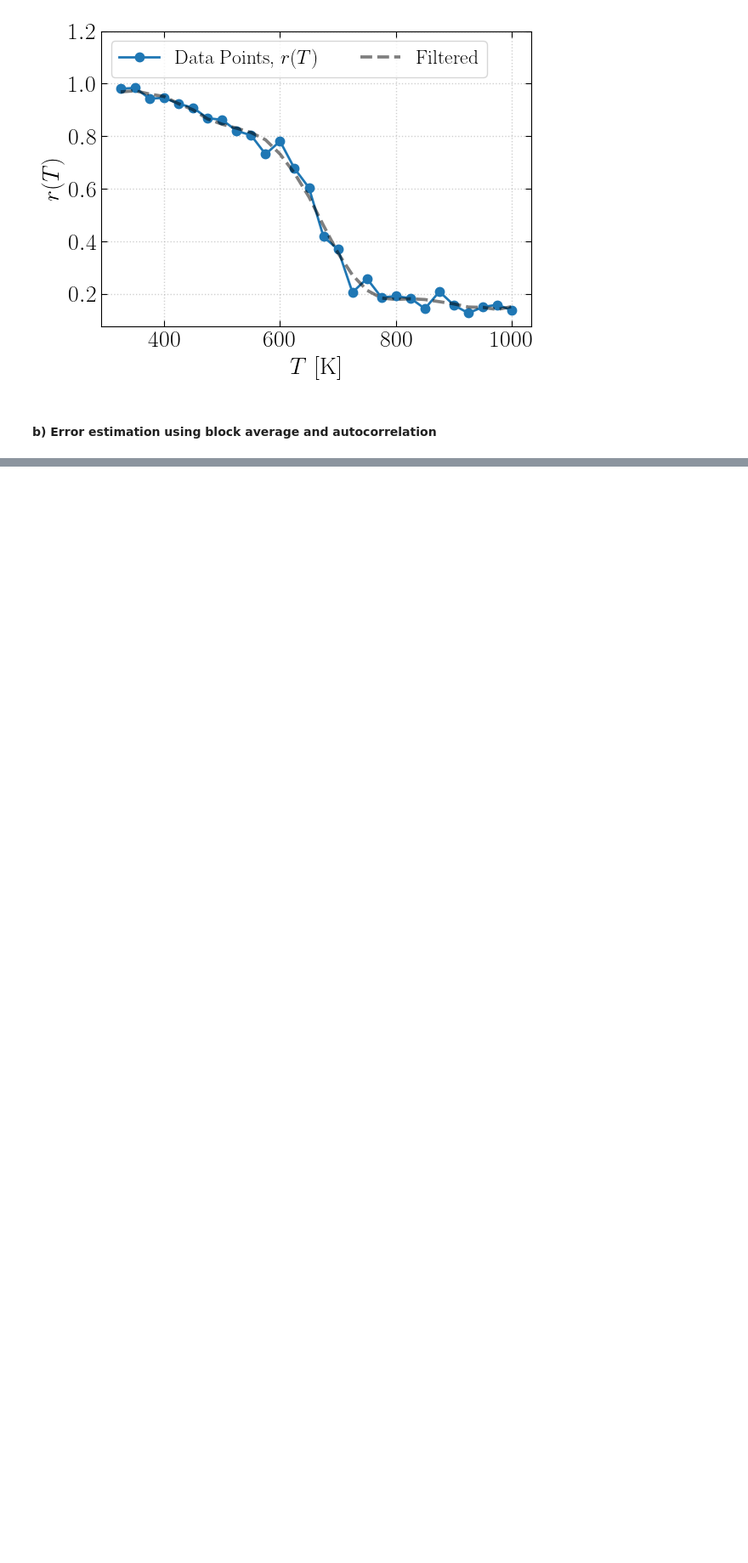
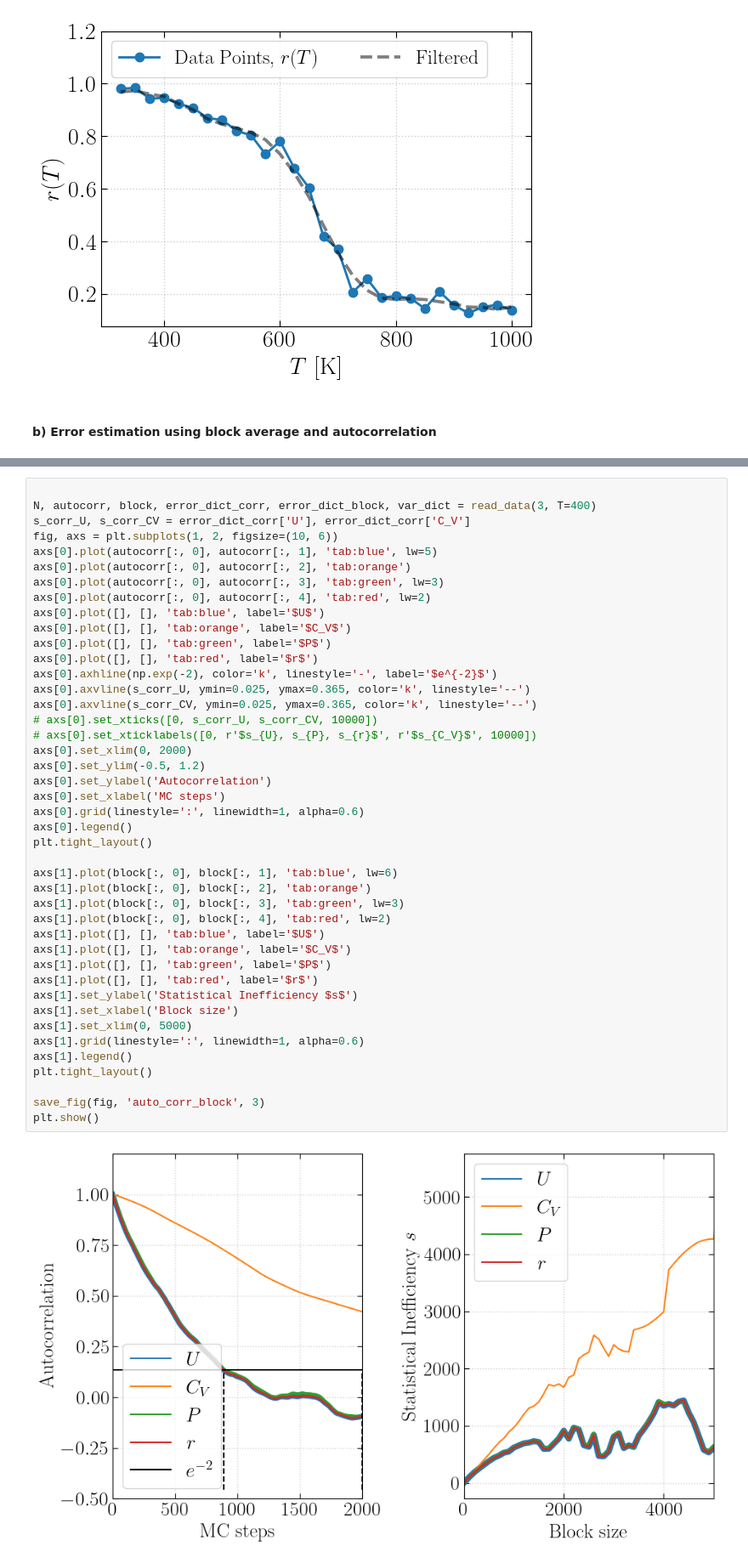
Before and after one commit to stommen/fka122-homeworks, a Jupyter notebook: H2/analyzer.ipynb, the cells around one changed output, grey strips where cells are left out. Shown at 85% size. Cells and saved outputs as stored; diff of their text form; blank space fills up the shorter version.

```diff
--- a/H2/analyzer.ipynb
+++ b/H2/analyzer.ipynb
@@ -439,0 +389,45 @@ plt.show()
+# %%
+
+N, autocorr, block, error_dict_corr, error_dict_block, var_dict = read_data(3, T=400)
+s_corr_U, s_corr_CV = error_dict_corr['U'], error_dict_corr['C_V']
+fig, axs = plt.subplots(1, 2, figsize=(10, 6))
+axs[0].plot(autocorr[:, 0], autocorr[:, 1], 'tab:blue', lw=5)
+axs[0].plot(autocorr[:, 0], autocorr[:, 2], 'tab:orange')
+axs[0].plot(autocorr[:, 0], autocorr[:, 3], 'tab:green', lw=3)
+axs[0].plot(autocorr[:, 0], autocorr[:, 4], 'tab:red', lw=2)
+axs[0].plot([], [], 'tab:blue', label='$U$')
+axs[0].plot([], [], 'tab:orange', label='$C_V$')
+axs[0].plot([], [], 'tab:green', label='$P$')
+axs[0].plot([], [], 'tab:red', label='$r$')
+axs[0].axhline(np.exp(-2), color='k', linestyle='-', label='$e^{-2}$')
+axs[0].axvline(s_corr_U, ymin=0.025, ymax=0.365, color='k', linestyle='--')
+axs[0].axvline(s_corr_CV, ymin=0.025, ymax=0.365, color='k', linestyle='--')
+# axs[0].set_xticks([0, s_corr_U, s_corr_CV, 10000])
+# axs[0].set_xticklabels([0, r'$s_{U}, s_{P}, s_{r}$', r'$s_{C_V}$', 10000])
+axs[0].set_xlim(0, 2000)
+axs[0].set_ylim(-0.5, 1.2)
+axs[0].set_ylabel('Autocorrelation')
+axs[0].set_xlabel('MC steps')
+axs[0].grid(linestyle=':', linewidth=1, alpha=0.6)
+axs[0].legend()
+plt.tight_layout()
+
+axs[1].plot(block[:, 0], block[:, 1], 'tab:blue', lw=6)
+axs[1].plot(block[:, 0], block[:, 2], 'tab:orange')
+axs[1].plot(block[:, 0], block[:, 3], 'tab:green', lw=3)
+axs[1].plot(block[:, 0], block[:, 4], 'tab:red', lw=2)
+axs[1].plot([], [], 'tab:blue', label='$U$')
+axs[1].plot([], [], 'tab:orange', label='$C_V$')
+axs[1].plot([], [], 'tab:green', label='$P$')
+axs[1].plot([], [], 'tab:red', label='$r$')
+axs[1].set_ylabel('Statistical Inefficiency $s$')
+axs[1].set_xlabel('Block size')
+axs[1].set_xlim(0, 5000)
+axs[1].grid(linestyle=':', linewidth=1, alpha=0.6)
+axs[1].legend()
+plt.tight_layout()
+
+save_fig(fig, 'auto_corr_block', 3)
+plt.show()
+# %% [output]
+[figure, added]
```
Also changed, not shown: parts of 4 cells of this notebook, 28 other files.
